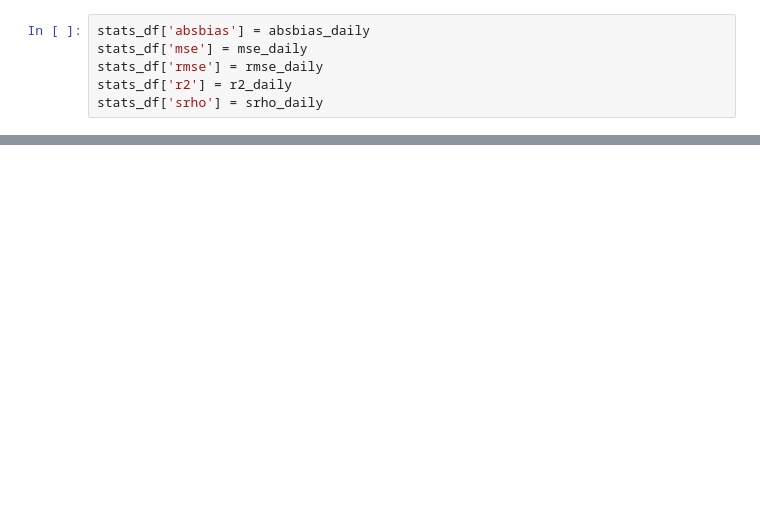
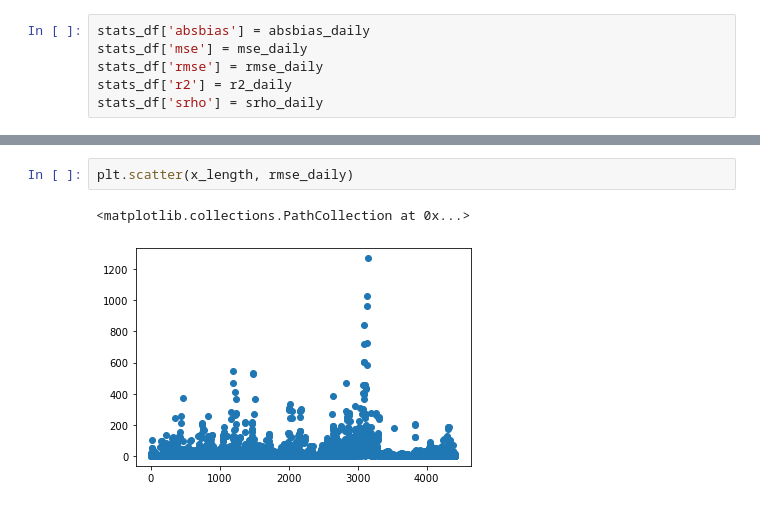
Before and after one commit to danielletijerina/PFCONUS2-analysis, a Jupyter notebook: scripts/Validation_scripts_backup/Streamflow/3_SaveStreamflowStats.ipynb, the cells around one changed output, grey strips where cells are left out. Cells and saved outputs as stored; diff of their text form; blank space fills up the shorter version.

```diff
--- a/scripts/Validation_scripts_backup/Streamflow/3_SaveStreamflowStats.ipynb
+++ b/scripts/Validation_scripts_backup/Streamflow/3_SaveStreamflowStats.ipynb
@@ -186,0 +216,5 @@ ValueError: x and y must be the same size
+# %%
+plt.scatter(x_length, rmse_daily)
+# %% [output]
+<matplotlib.collections.PathCollection at 0x...>
+[figure, added]
```
Also changed, not shown: parts of 14 cells of this notebook, 2 other files.
